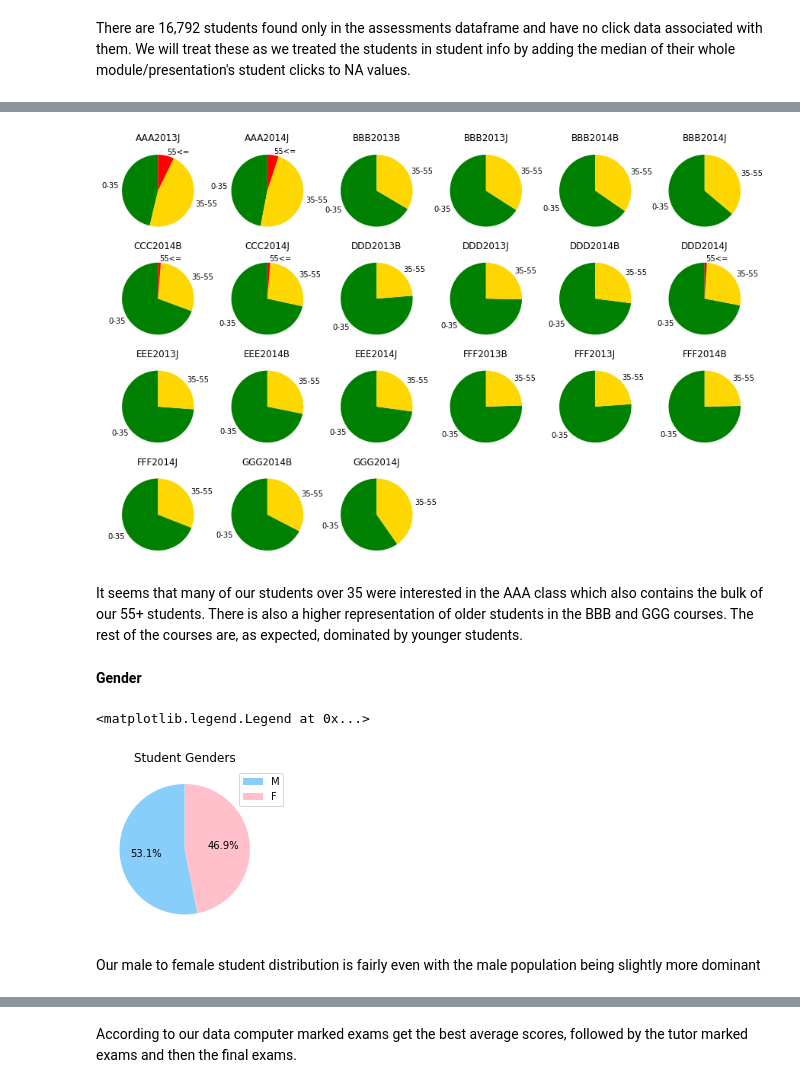
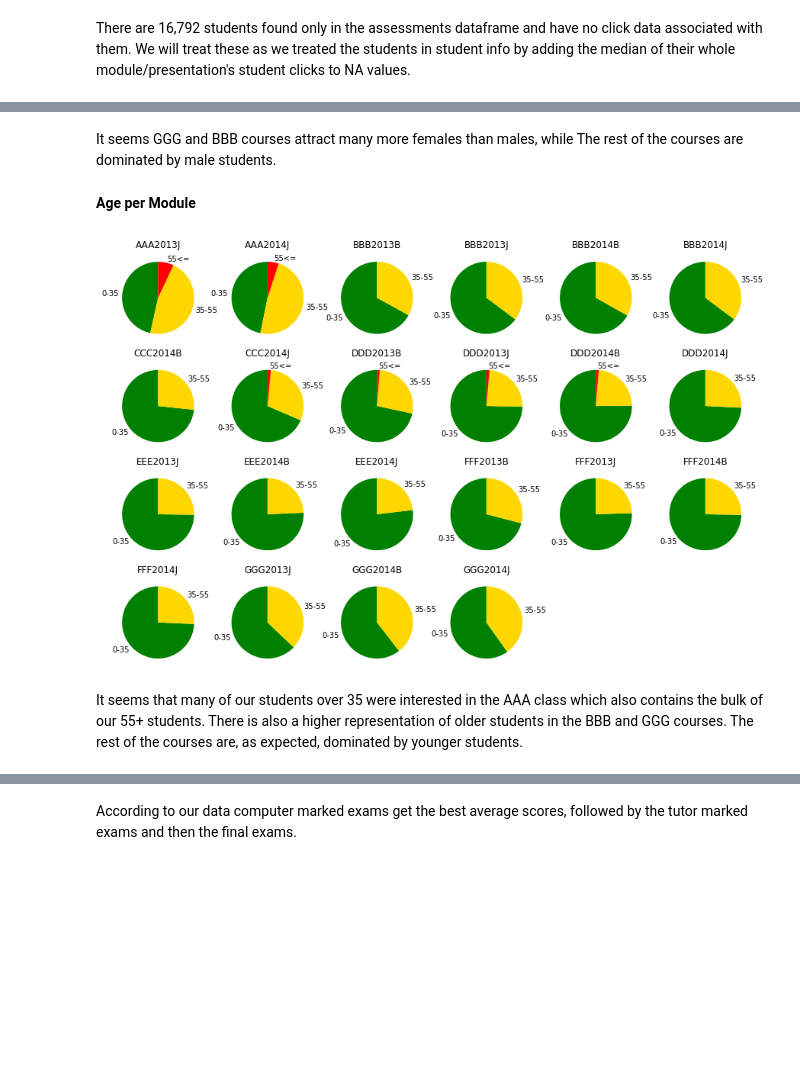
Before and after one commit to freyjagarner/Student-Data-Analysis, a Jupyter notebook: Capstone/Capstone.ipynb, the cells around one changed output, grey strips where cells are left out. Cells and saved outputs as stored; diff of their text form; code cells hidden in the pictures; blank space fills up the shorter version.

```diff
--- a/Capstone/Capstone.ipynb
+++ b/Capstone/Capstone.ipynb
@@ -2148,9 +2126,6 @@ merged_assessments_clicks = merged_assessments.merge(agg_clicks, how='outer', on
 # change datatypes back sinvce merging changes them to defaults
 merged_assessments_clicks = merged_assessments_clicks.convert_dtypes()
 
-# reorder merged_assessments_clicks so that like columns are together
-merged_assessments_clicks = merged_assessments_clicks[['module_presentation', 'module', 'presentation', 'id_student', 'id_assessment', 'assessment_type', 'date', 'date_submitted', 'weight', 'sum_click', 'avg_click', 'score' ]]
-
 merged_assessments_clicks.head()
 # %% [output]
 |  | id_assessment | id_student | date_submitted | score | module | presentation | assessment_type | date | ... |
@@ -2323,0 +2587,20 @@ plt.show()
+# %%
+# get crosstab of student result counts per module/presentation
+dis_res_freq = pd.crosstab(class_train['disability'], values=class_train['result'], columns=class_train['result'], aggfunc='count', normalize='index')
+
+# ordered list of results
+dis_res_freq = dis_res_freq[['Pass', 'Fail', 'Withdrawn', 'Distinction']]
+
+# make pie charts of results per module/presentation
+fig, axes = plt.subplots(2, 2, figsize=(10, 10))
+
+for i, (idx, row) in enumerate(dis_res_freq.iterrows()):
+    ax = axes[i // 2, i % 2]
+    row = row[row.gt(row.sum() * .01)]
+    ax.pie(row, startangle=90, labels=results, autopct='%1.1f%%', colors=results_colors, normalize=True)
+    ax.set_title(idx)
+else:
+    [ax.set_visible(False) for ax in axes.flatten()[i+1:]]
+
+ax.legend(labels=results, bbox_to_anchor=(1,1.5), loc='upper left')
+fig.subplots_adjust(wspace=.5)
@@ -2323,0 +2611,19 @@ plt.show()
+# %%
+# makes a crosstab of genders per module/presentation
+gender_res_freq = pd.crosstab(class_train['module_presentation'], values=class_train['gender'], columns=class_train['gender'], aggfunc='count', normalize='index')
+
+# order the genders
+gender_res_freq = gender_res_freq[['M','F']]
+
+# make a pie chart of gender distribution per module/presentation
+fig, axes = plt.subplots(4, 6, figsize=(15, 10))
+
+for i, (idx, row) in enumerate(gender_res_freq.iterrows()):
+    ax = axes[i // 6, i % 6]
+    row = row[row.gt(row.sum() * .01)]
+    ax.pie(row, labels=row.index, startangle=30, colors=['lightskyblue', 'pink'], normalize=False)
+    ax.set_title(idx)
+else:
+    [ax.set_visible(False) for ax in axes.flatten()[i+1:]]
+
+fig.subplots_adjust(wspace=.2)
@@ -2324,40 +2632,25 @@ plt.show()
+# %% [markdown]
+It seems GGG and BBB courses attract many more females than males, while The rest of the courses are dominated by male students.
+# %% [markdown]
+**Age per Module**
 # %%
 # make crosstab of counts of student ages per module/presentation
-stud_age_freq = pd.crosstab(stud_info_clicks['module_presentation'], values=stud_info_clicks['age'], columns=stud_info_clicks['age'], aggfunc='count', normalize='index')
+stud_age_freq = pd.crosstab(class_train['module_presentation'], values=class_train['age'], columns=class_train['age'], aggfunc='count', normalize='index')
 
 # make a pie chart for each module_presentation of counts of student ages
 
 fig, axes = plt.subplots(4, 6, figsize=(15, 10))
 
 for i, (idx, row) in enumerate(stud_age_freq.iterrows()):
     ax = axes[i // 6, i % 6]
     row = row[row.gt(row.sum() * .01)]
     ax.pie(row, labels=row.index, startangle=90, colors=['green', 'gold', 'red'], normalize=True)
     ax.set_title(idx)
 else:
     [ax.set_visible(False) for ax in axes.flatten()[i+1:]]
 
 fig.subplots_adjust(wspace=.2)
 # %% [output]
-[figure, old version]
+[figure, new version]
 # %% [markdown]
 It seems that many of our students over 35 were interested in the AAA class which also contains the bulk of our 55+ students. There is also a higher representation of older students in the BBB and GGG courses. The rest of the courses are, as expected, dominated by younger students.
-# %% [markdown]
-**Gender**
-# %%
-# list of possible genders in data
-genders = ['M', 'F']
-
-# get normalized value counts of genders in data
-gender_freqs = stud_info_clicks['gender'].value_counts(normalize=True)
-
-# make a pie chart of overall gender distribution
-plt.figure(figsize=(25, 3))
-plt.title('Student Genders')
-plt.pie(data=stud_info_clicks, x=gender_freqs, autopct='%1.1f%%', startangle=90, colors=['lightskyblue', 'pink'])
-plt.legend(labels=genders, bbox_to_anchor=(.8,1), loc='upper left')
-# %% [output]
-<matplotlib.legend.Legend at 0x...>
-[figure, removed]
-# %% [markdown]
-Our male to female student distribution is fairly even with the male population being slightly more dominant
```
Also changed, not shown: parts of 305 cells of this notebook.
